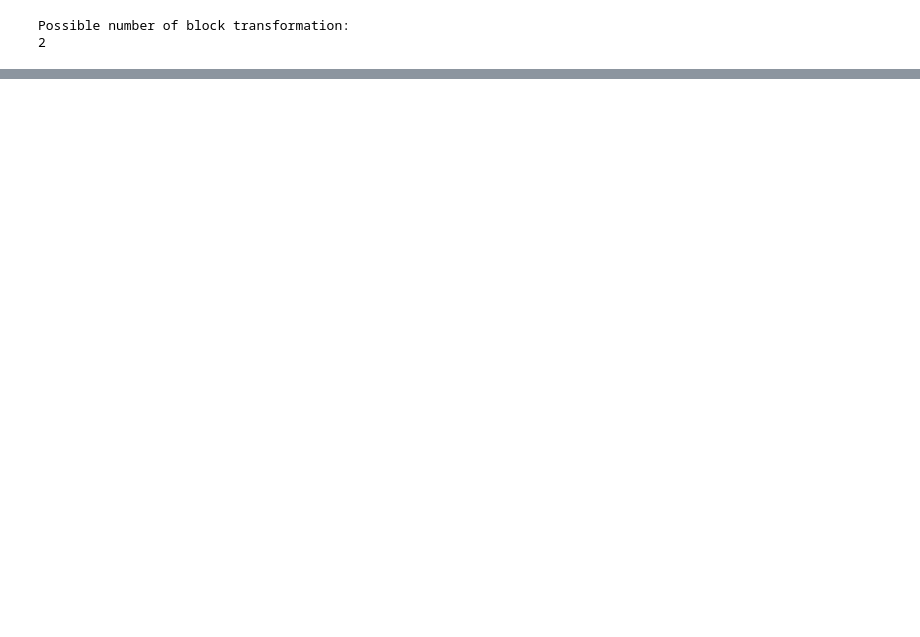
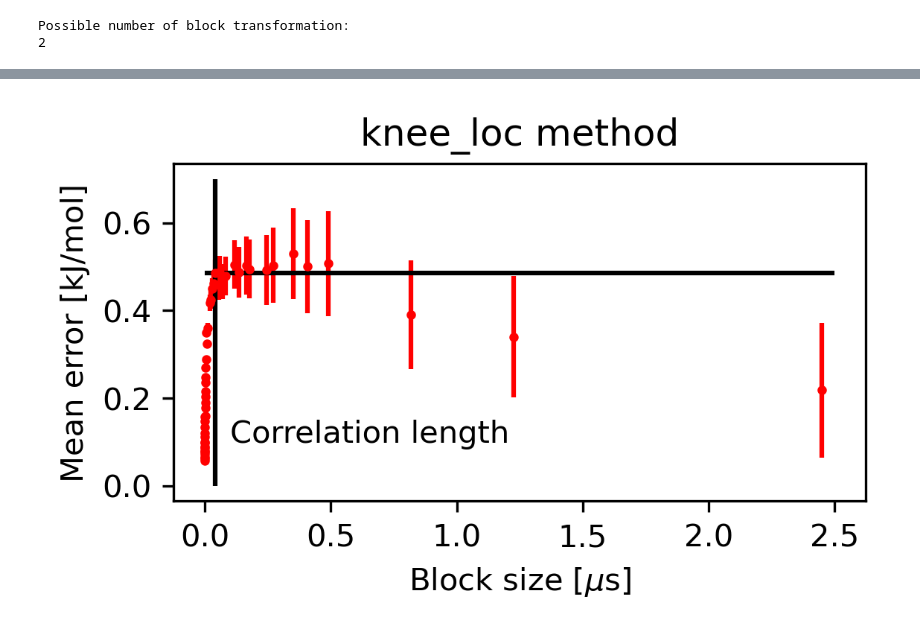
Before and after one commit to fpesceKU/BLOCKING, a Jupyter notebook: MonoFES/example.ipynb, the cells around one changed output, grey strips where cells are left out. Cells and saved outputs as stored; diff of their text form; code cells hidden in the pictures; blank space fills up the shorter version.

```diff
--- a/MonoFES/example.ipynb
+++ b/MonoFES/example.ipynb
@@ -65,0 +69,17 @@ plt.hlines(err,0,250000)
+# %%
+# "knee_loc" method seems to work better. Nonetheless, it depends on a
+# soft parameter you can adjust with the argument S.
+# I tried to set a default S that should be a good compromise in most of the cases.
+# Beware this part is still in development, please try both the methods with your
+# data and let me know about the results.
+plt.fig = plt.figure(figsize=(4, 2), dpi=300)
+plt.xlabel(r'Block size [$\mu$s]')
+plt.ylabel('Mean error [kJ/mol]')
+plt.errorbar(stat[...,0]/1e5,stat[...,1],stat[...,2],fmt='ro',ms=2)
+plt.vlines(corr_len2/1e5,0,0.7)
+plt.hlines(err2,0,2.5)
+plt.text(0.1,0.1,'Correlation length')
+plt.title('knee_loc method')
+plt.show()
+# %% [output]
+[figure, added]
```
Also changed, not shown: parts of 14 cells of this notebook, 3 other files.
